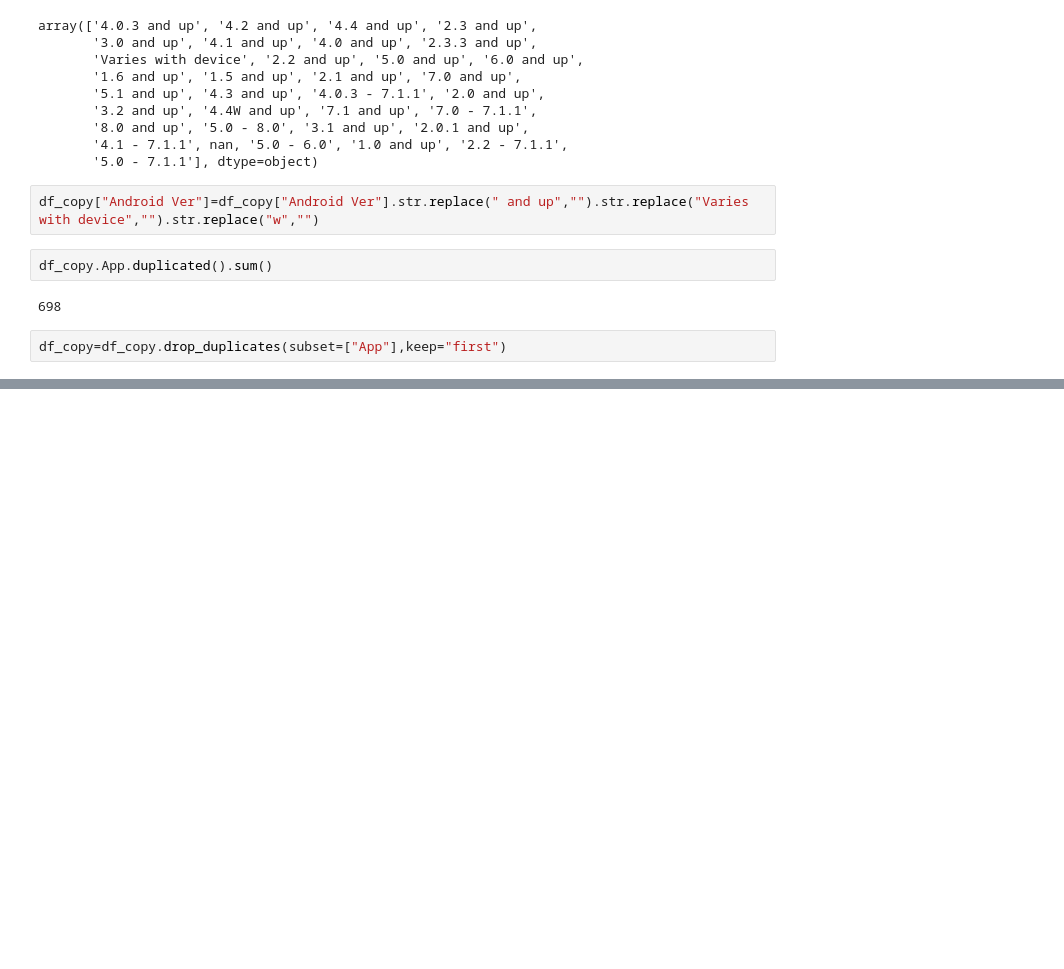
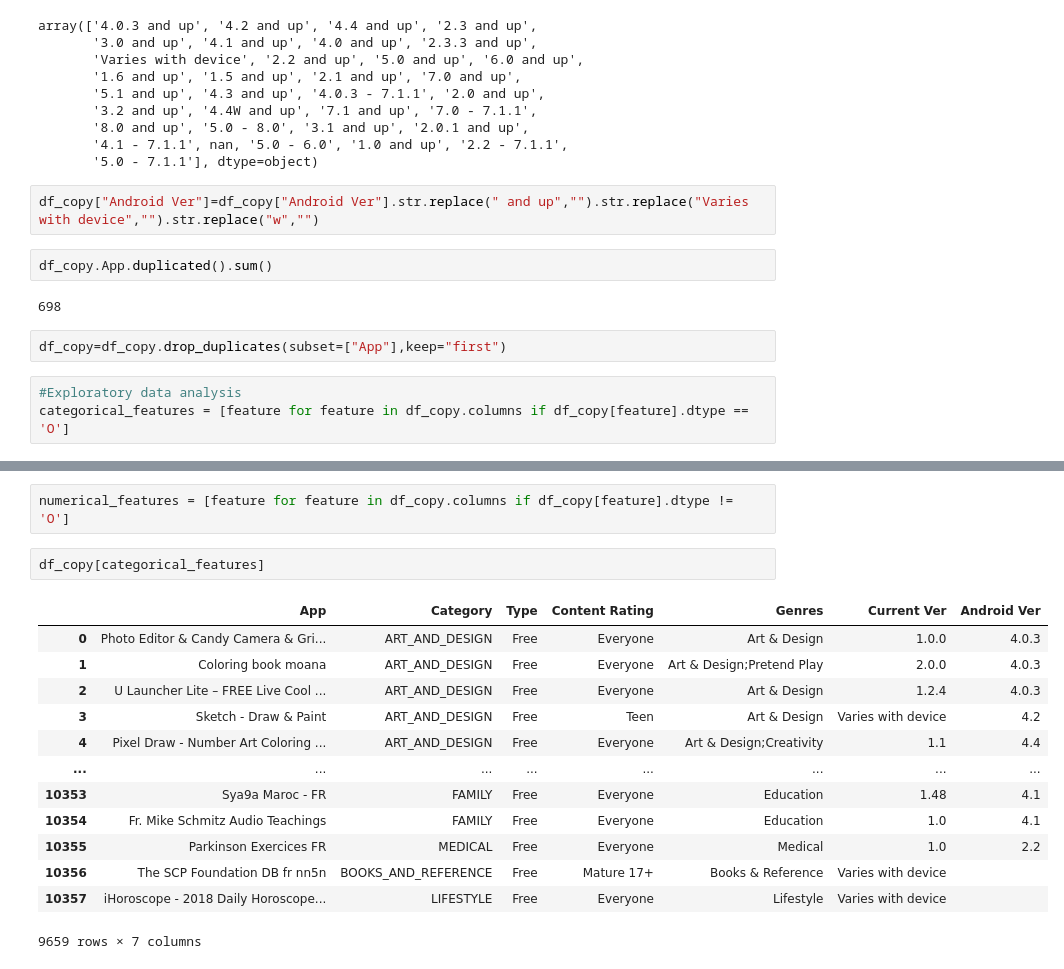
Before and after one commit to Piyush6678/pwDataScience, a Jupyter notebook: class/ml/2_EDA/GooglePlay.ipynb, the cells around one changed output, grey strips where cells are left out. Drawn from its saved outputs; the diff is of its cells as text; blank space fills up the shorter version.

Commit message:
categorical analysis

```diff
--- a/class/ml/2_EDA/GooglePlay.ipynb
+++ b/class/ml/2_EDA/GooglePlay.ipynb
@@ -439,3 +439,6 @@ df_copy.App.duplicated().sum()
 698
 # %%
 df_copy=df_copy.drop_duplicates(subset=["App"],keep="first")
+# %%
+#Exploratory data analysis
+categorical_features = [feature for feature in df_copy.columns if df_copy[feature].dtype == 'O']
@@ -441,0 +455,18 @@ df_copy=df_copy.drop_duplicates(subset=["App"],keep="first")
+# %%
+numerical_features = [feature for feature in df_copy.columns if df_copy[feature].dtype != 'O']
+# %%
+df_copy[categorical_features]
+# %% [output]
+|  | App | Category | Type | Content Rating | Genres | Current Ver | Android Ver |
+| 0 | Photo Editor & Candy Camera & Gri... | ART_AND_DESIGN | Free | Everyone | Art & Design | 1.0.0 | 4.0.3 |
+| 1 | Coloring book moana | ART_AND_DESIGN | Free | Everyone | Art & Design;Pretend Play | 2.0.0 | 4.0.3 |
+| 2 | U Launcher Lite – FREE Live Cool ... | ART_AND_DESIGN | Free | Everyone | Art & Design | 1.2.4 | 4.0.3 |
+| 3 | Sketch - Draw & Paint | ART_AND_DESIGN | Free | Teen | Art & Design | Varies with device | 4.2 |
+| 4 | Pixel Draw - Number Art Coloring ... | ART_AND_DESIGN | Free | Everyone | Art & Design;Creativity | 1.1 | 4.4 |
+| ... | ... | ... | ... | ... | ... | ... | ... |
+| 10353 | Sya9a Maroc - FR | FAMILY | Free | Everyone | Education | 1.48 | 4.1 |
+| 10354 | Fr. Mike Schmitz Audio Teachings | FAMILY | Free | Everyone | Education | 1.0 | 4.1 |
+| 10355 | Parkinson Exercices FR | MEDICAL | Free | Everyone | Medical | 1.0 | 2.2 |
+| 10356 | The SCP Foundation DB fr nn5n | BOOKS_AND_REFERENCE | Free | Mature 17+ | Books & Reference | Varies with device |  |
+| 10357 | iHoroscope - 2018 Daily Horoscope... | LIFESTYLE | Free | Everyone | Lifestyle | Varies with device |  |
+9659 rows × 7 columns
```
Also changed, not shown: parts of 1 cell of this notebook.
